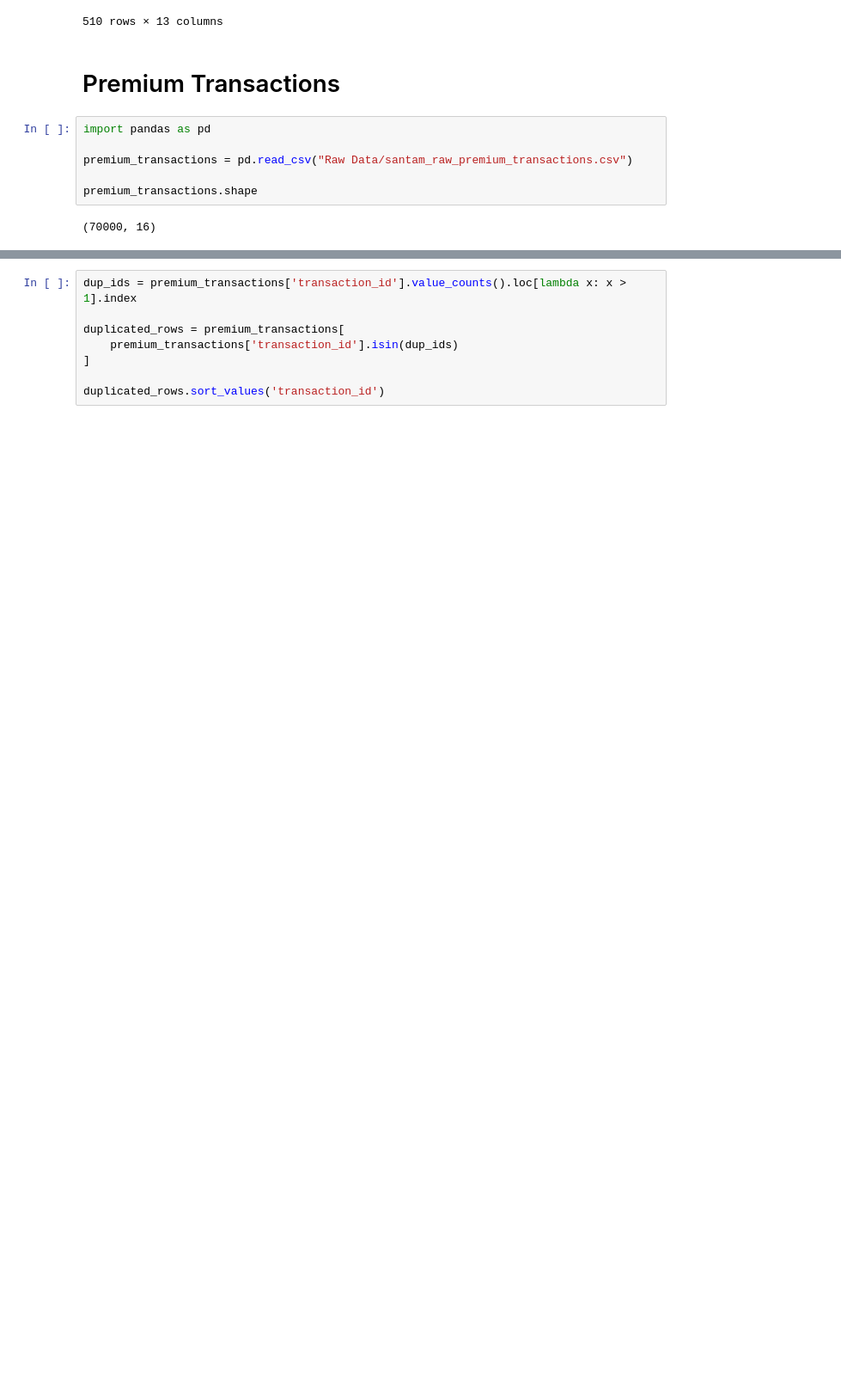
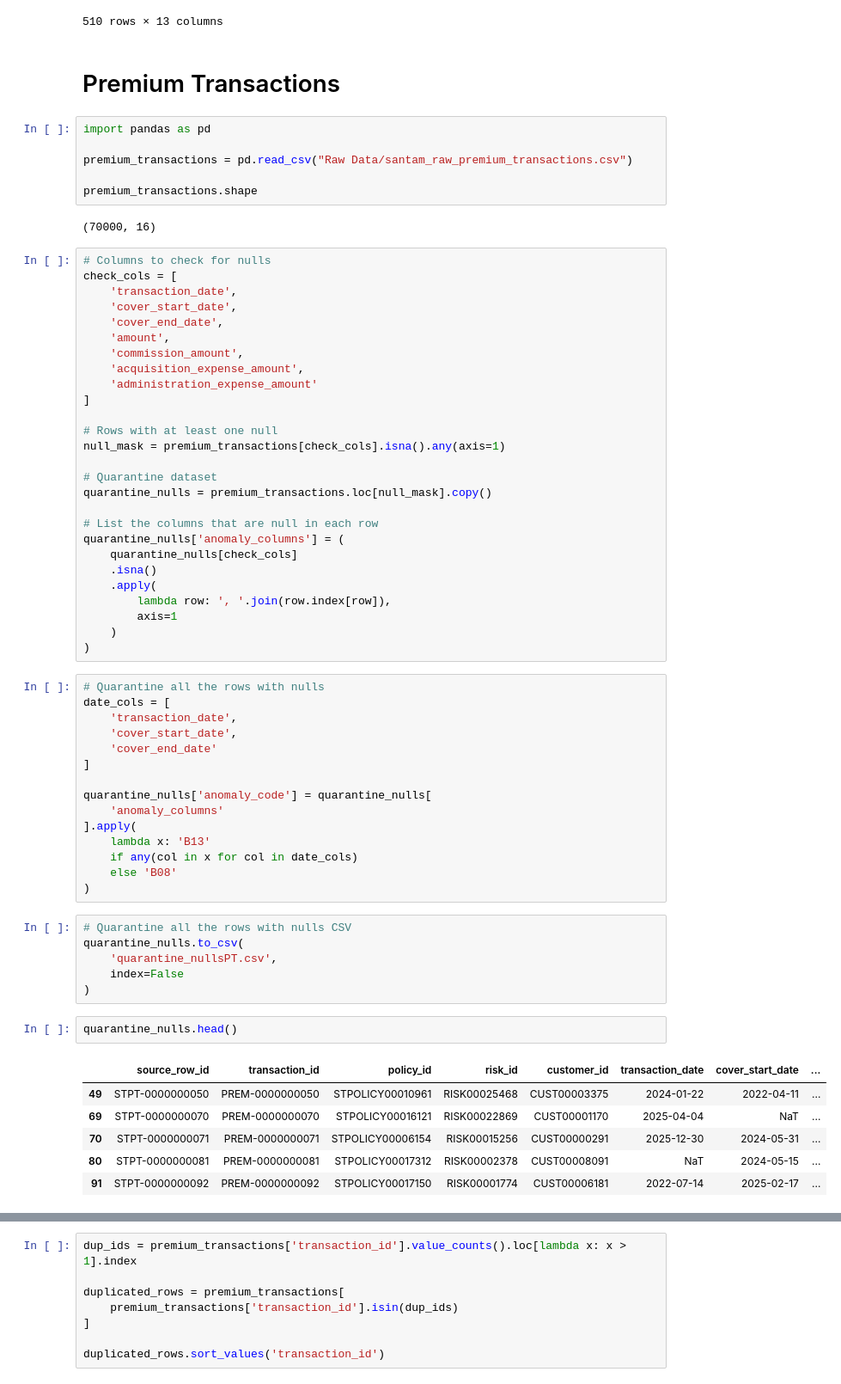
Before and after one commit to SumiK2001/https---github.com-SumiK2001-Santam-Final-Project, a Jupyter notebook: Untitled46.ipynb, the cells around one changed output, grey strips where cells are left out. Shown at 86% size. Saved outputs shown, nothing was run; the diff lists cells and outputs as text; blank space fills up the shorter version.

```diff
--- a/Untitled46.ipynb
+++ b/Untitled46.ipynb
@@ -569,3 +569,60 @@ premium_transactions = pd.read_csv("Raw Data/santam_raw_premium_transactions.csv
 premium_transactions.shape
 # %% [output]
 (70000, 16)
+# %%
+# Columns to check for nulls
+check_cols = [
+    'transaction_date',
+    'cover_start_date',
+    'cover_end_date',
+    'amount',
+    'commission_amount',
+    'acquisition_expense_amount',
+    'administration_expense_amount'
+]
+
+# Rows with at least one null
+null_mask = premium_transactions[check_cols].isna().any(axis=1)
+
+# Quarantine dataset
+quarantine_nulls = premium_transactions.loc[null_mask].copy()
+
+# List the columns that are null in each row
+quarantine_nulls['anomaly_columns'] = (
+    quarantine_nulls[check_cols]
+    .isna()
+    .apply(
+        lambda row: ', '.join(row.index[row]),
+        axis=1
+    )
+)
+# %%
+# Quarantine all the rows with nulls
+date_cols = [
+    'transaction_date',
+    'cover_start_date',
+    'cover_end_date'
+]
+
+quarantine_nulls['anomaly_code'] = quarantine_nulls[
+    'anomaly_columns'
+].apply(
+    lambda x: 'B13'
+    if any(col in x for col in date_cols)
+    else 'B08'
+)
+# %%
+# Quarantine all the rows with nulls CSV
+quarantine_nulls.to_csv(
+    'quarantine_nullsPT.csv',
+    index=False
+)
+# %%
+quarantine_nulls.head()
+# %% [output]
+|  | source_row_id | transaction_id | policy_id | risk_id | customer_id | transaction_date | cover_start_date | ... |
+| 49 | STPT-0000000050 | PREM-0000000050 | STPOLICY00010961 | RISK00025468 | CUST00003375 | 2024-01-22 | 2022-04-11 | ... |
+| 69 | STPT-0000000070 | PREM-0000000070 | STPOLICY00016121 | RISK00022869 | CUST00001170 | 2025-04-04 | NaT | ... |
+| 70 | STPT-0000000071 | PREM-0000000071 | STPOLICY00006154 | RISK00015256 | CUST00000291 | 2025-12-30 | 2024-05-31 | ... |
+| 80 | STPT-0000000081 | PREM-0000000081 | STPOLICY00017312 | RISK00002378 | CUST00008091 | NaT | 2024-05-15 | ... |
+| 91 | STPT-0000000092 | PREM-0000000092 | STPOLICY00017150 | RISK00001774 | CUST00006181 | 2022-07-14 | 2025-02-17 | ... |
```
Also changed, not shown: parts of 14 cells of this notebook, 2 other files.
